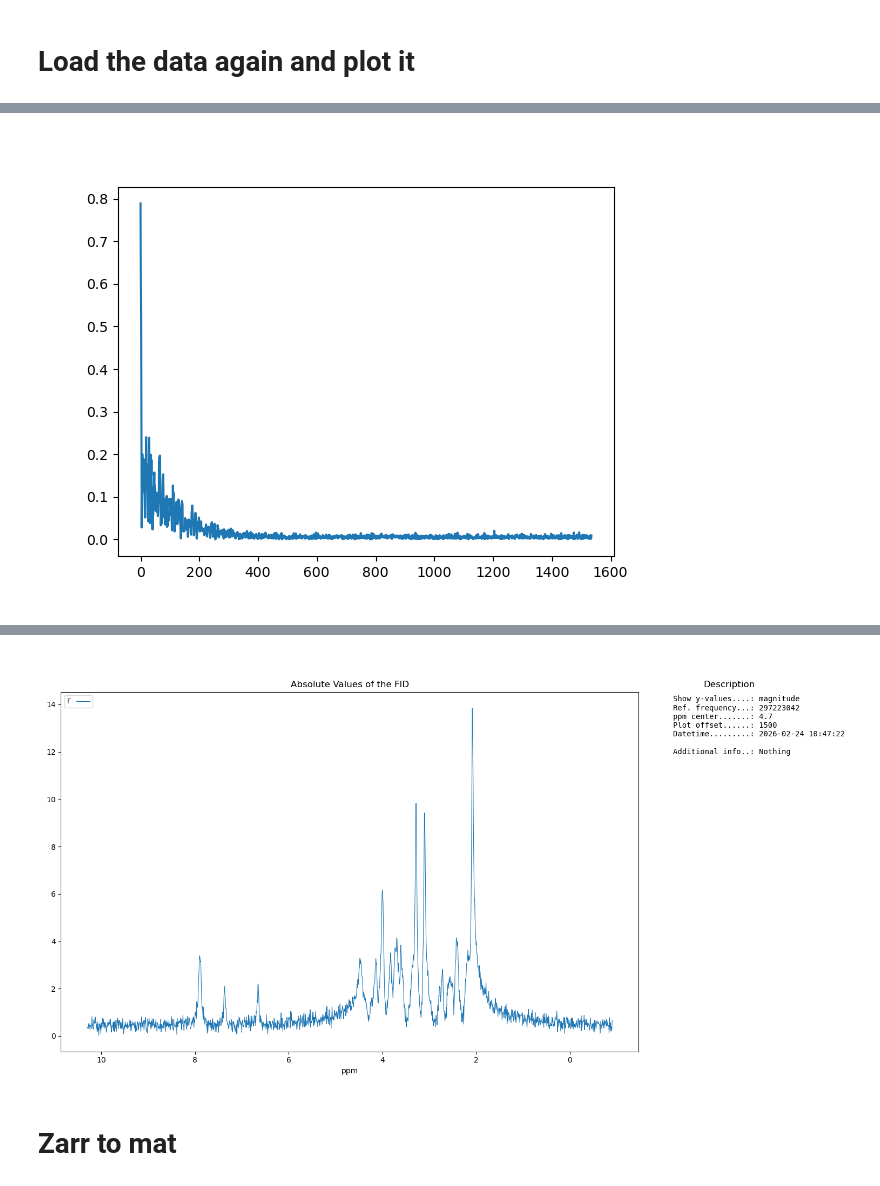
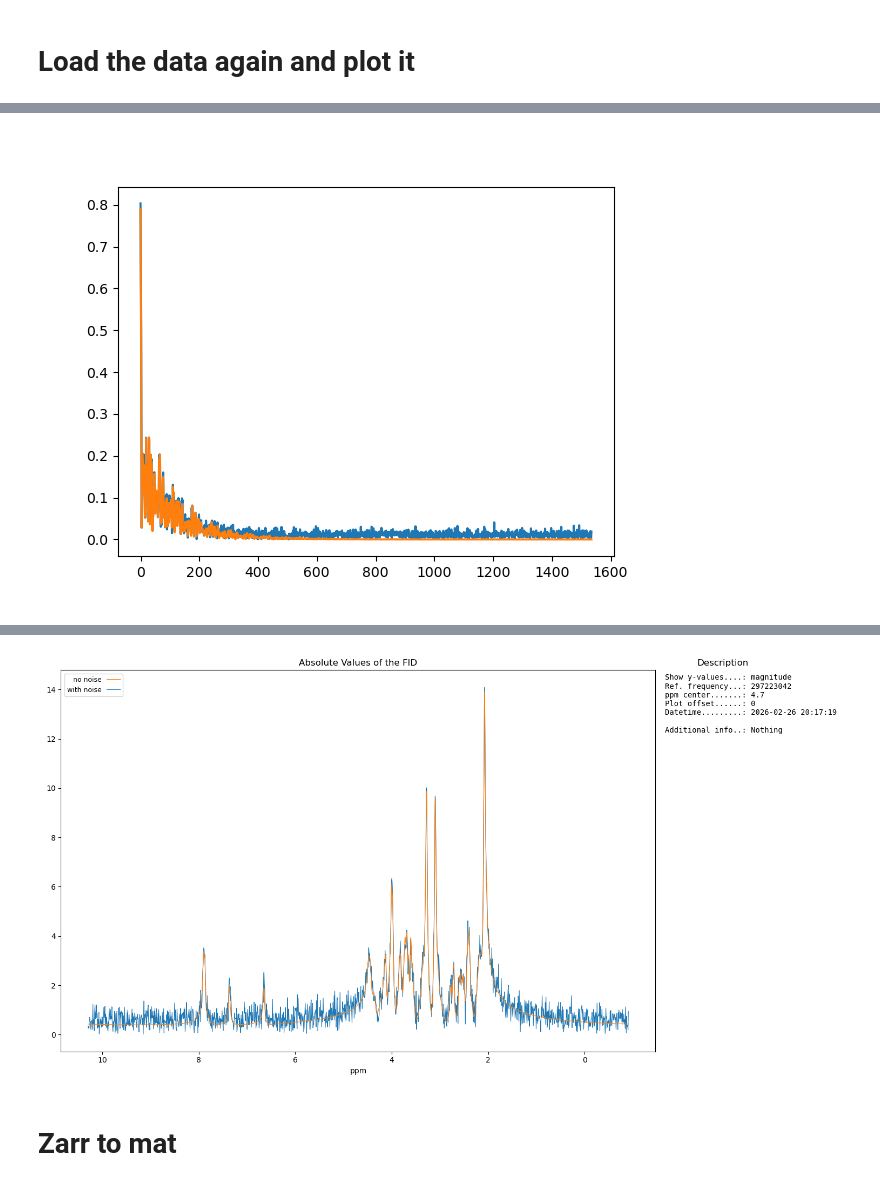
Before and after one commit to MRSI-HFMR-Group-Vienna/Synthetic_MRSI, a Jupyter notebook: code/main_notebook.ipynb, the cells around one changed output, grey strips where cells are left out. Saved outputs shown, nothing was run; the diff lists cells and outputs as text; code cells hidden in the pictures.

```diff
--- a/code/main_notebook.ipynb
+++ b/code/main_notebook.ipynb
@@ -851,6 +876,8 @@ configurator = file.Configurator(path_folder="../config/",
 configurator.load()
 
 load_data = da.from_zarr(os.path.join(configurator.data["checkpoints"], "zarr", "checkpoint_out_test_23022026_noise_correlation"))
+
+load_data2 = da.from_zarr(os.path.join(configurator.data["checkpoints"], "zarr", "checkpoint_out_test_09022026_withB0inHZ"))
 # %%
 from tools import JupyterPlotManager
 %matplotlib ipympl
@@ -890,13 +920,19 @@ import numpy as np
 
 plt.figure()
 plt.plot(np.abs(load_data[:, 35,35,20]))
+plt.plot(np.abs(load_data2[:, 35,35,20]))
 plt.show()
 # %% [output]
-[figure, old version]
+[figure, new version]
 # %%
 from spectral_spatial_simulation import FID
 
 
 fid_one_signal = FID(signal=np.array(load_data[:, 35,35,20]), time=loaded_fid.time, name=f"FID at 35,35,20")
-fid_one_signal.plot()
+fid_one_signal.name = ["with noise"]
+fid_one_signal2 = FID(signal=np.array(load_data2[:, 35,35,20]), time=loaded_fid.time, name=f"FID at 35,35,20")
+fid_one_signal2.name = ["no noise"]
+fid_one_signal = fid_one_signal + fid_one_signal2
+
+fid_one_signal.plot(plot_offset=0)
 # %% [output]
@@ -905,4 +941,4 @@ fid_one_signal.plot()
-[figure, old version]
+[figure, new version]
 # %% [markdown]
 # Zarr to mat
 # %%
```
Also changed, not shown: parts of 24 cells of this notebook, 1 other file.
